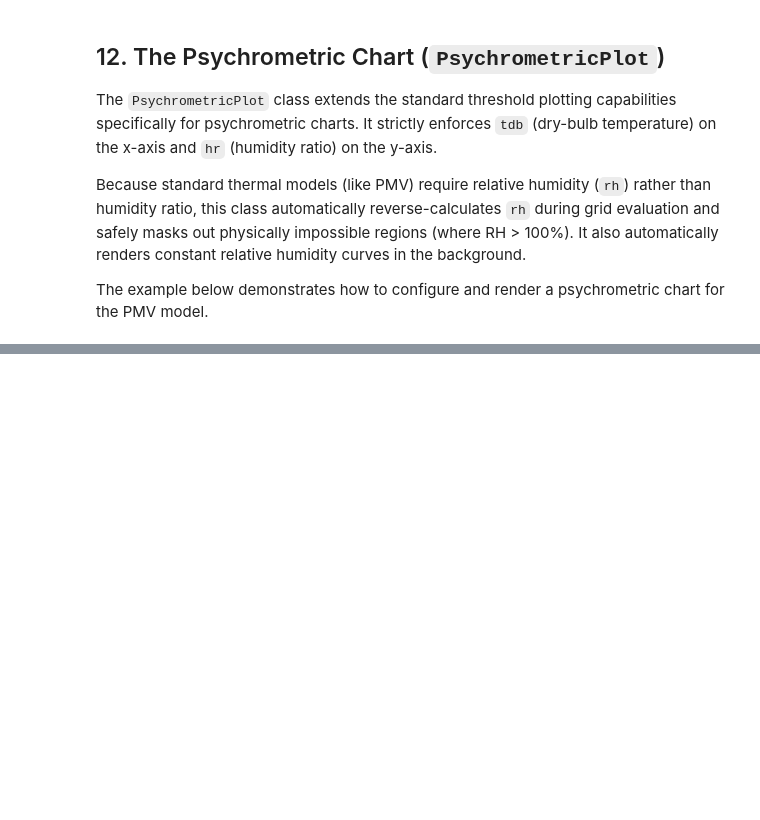
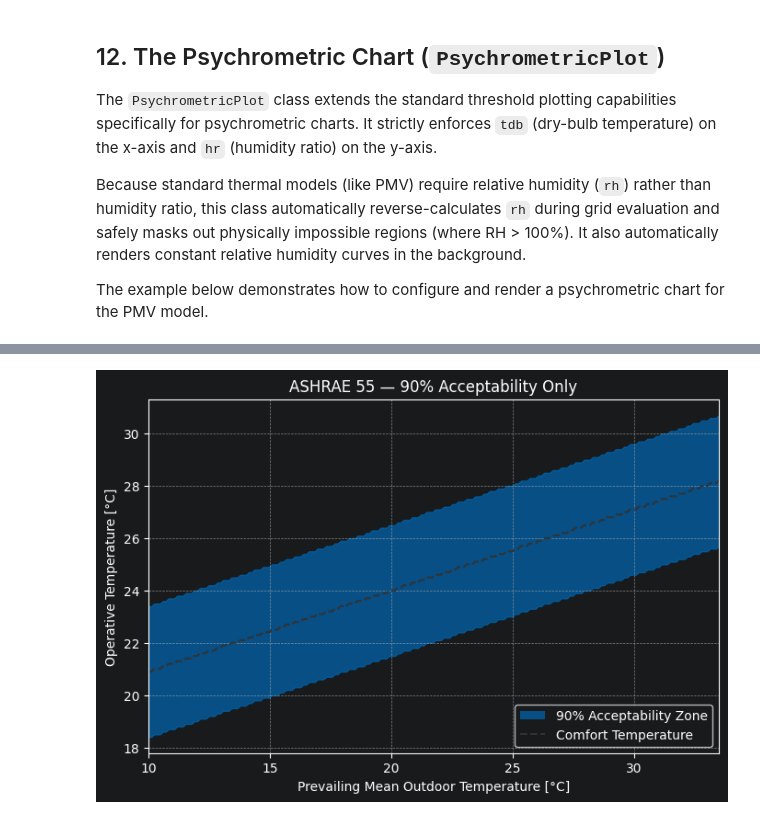
Before and after one commit to HuiHuangWYU/pythermalcomfort, a Jupyter notebook: docs/documentation/plots/matplotlib/threshold_plot.ipynb, the cells around one changed output, grey strips where cells are left out. Cells and saved outputs as stored; diff of their text form; code cells hidden in the pictures; blank space fills up the shorter version.

```diff
--- a/docs/documentation/plots/matplotlib/threshold_plot.ipynb
+++ b/docs/documentation/plots/matplotlib/threshold_plot.ipynb
@@ -307,0 +351,16 @@ plt.show()
+# %%
+ashrae_config = BandsConfig(
+    show=["90"],
+    labels=["90% Acceptability Zone"],
+    colors=["#0067B2"],
+)
+
+ashrae_90_result = (
+    AdaptivePlot("ashrae")
+    .set_params(tdb=25, tr=25, v=0.1)
+    .set_bands(show=ashrae_config)
+    .plot(title="ASHRAE 55 — 90% Acceptability Only")
+)
+plt.show()
+# %% [output]
+[figure, added]
```
Also changed, not shown: parts of 9 cells of this notebook, 3 other files.
